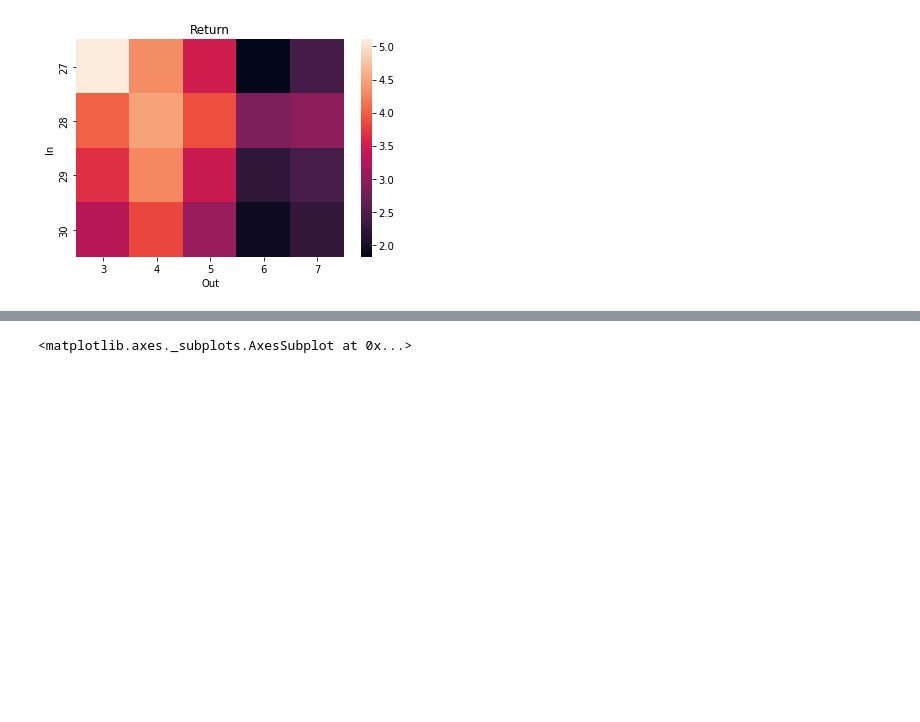
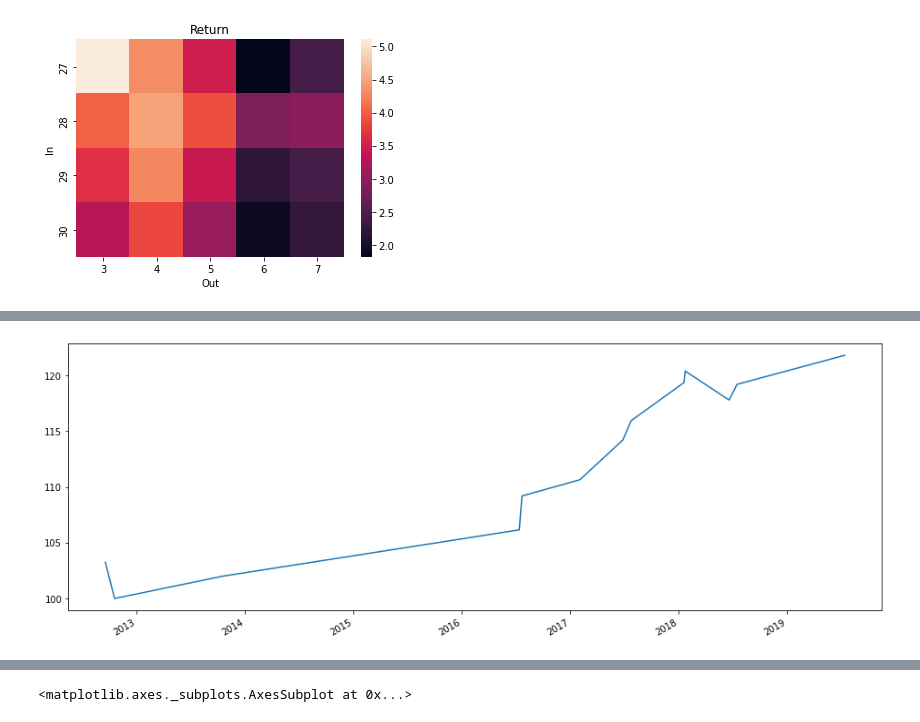
Before and after one commit to benson85560/yuanta, a Jupyter notebook: Dividend_Yield_Strategy.ipynb, the cells around one changed output, grey strips where cells are left out. Drawn from its saved outputs; the diff is of its cells as text; code cells hidden in the pictures; blank space fills up the shorter version.

```diff
--- a/Dividend_Yield_Strategy.ipynb
+++ b/Dividend_Yield_Strategy.ipynb
@@ -779,2 +927,97 @@ sns.heatmap(data = pic).set(title='Return');
 * 前 30 天進場
 * 前 4 天出場
+# %%
+symbol = '0050.TW'
+data = yf.Ticker(symbol)
+df = data.history(period='D', start='2010-1-1', end='2020-1-1')
+df = df.drop(columns = ['Dividends', 'Stock Splits'])
+df.columns = ['open', 'high', 'low', 'close', 'volume']
+
+df['EMA'] = abstract.EMA(df, timeperiod = 200)
+df['MACD'] = abstract.MACD(df, fastperiod=9, slowperiod=24, signalperiod=9)['macd']
+df['SAR'] = abstract.SAR(df)
+
+Yield = pd.read_csv(path + '/yield.csv')
+Yield = Yield.set_index(pd.to_datetime(Yield['date']))
+Yield = Yield.drop('date', axis = 1)
+df = pd.concat([df,Yield], join='outer', axis=1)
+
+# initial setting
+
+fund = 100 #初始有100元本金
+money = 100 #每次投入
+feeRate = 0.003 #手續費
+
+# 主要策略
+
+profit_list = []
+price = [] # 除息日
+buy = []
+sell = []
+timeList = []
+first = 0 ##除了第一筆之外，只紀錄出場的時間點
+BS = None ##紀錄現在的狀態是做多還做空
+stopEarn = 0
+stopLoss = 0
+
+# 除息日期間設定
+In = 30
+Out = 5
+
+for i in range(len(df)):
+
+    if i == len(df)-1:
+      break
+
+    if df['0050'][i] > 0 and df['close'][i] > 0: # 除息日
+      price.append(i)
+
+      for j in range(i-In, i-Out+1):
+
+        if df['close'][j] > df['EMA'][j] and df['MACD'][j] > 0 and df['close'][j] > df['SAR'][j] and BS == None:
+
+            temp = df['open'][j+1] # 要加一 當看到訊號後的進場價
+            tempSize = money / temp # 計算交易單位
+            BS = 'B' # 做多
+            buy.append(j+1)
+            stopLoss = df['SAR'][j]
+            stopEarn = df['close'][j] + ((df['close'][j] - df['SAR'][j]))
+            continue
+
+           # buy停利
+        if df['close'][j] > stopEarn and BS == 'B':
+            profit = tempSize * (df['open'][j+1] - temp) # temp : 進場價
+            # profit_fee = profit - money*feeRate - (money+profit)*feeRate
+            # profit_fee_list.append(profit_fee)
+            profit_list.append(profit)
+            timeList.append(df.index[j+1])
+            sell.append(j+1)
+            BS=None
+
+
+          # buy停損
+        if df['close'][j] < stopLoss and BS == 'B':
+            profit = tempSize * (df['open'][j+1] - temp) # temp : 進場價
+            # profit_fee = profit - money*feeRate - (money+profit)*feeRate
+            # profit_fee_list.append(profit_fee)
+            profit_list.append(profit)
+            timeList.append(df.index[j+1])
+            sell.append(j+1)
+            BS=None
+
+
+          # 最後一天平倉
+        if j == (i-Out) and BS == 'B':
+            profit = tempSize * (df['open'][j+1] - temp) # temp : 進場價
+            # profit_fee = profit - money*feeRate - (money+profit)*feeRate
+            # profit_fee_list.append(profit_fee)
+            profit_list.append(profit)
+            timeList.append(df.index[j+1])
+            sell.append(j+1)
+            BS=None
+
+equity = pd.DataFrame({'0050.TW':np.cumsum(profit_list)}, index=timeList)
+equity['equity'] = equity['0050.TW'] + fund
+print(ret)
+equity['equity'].plot(figsize = (16, 6))
+# %% [output]
@@ -780,0 +1026 @@ sns.heatmap(data = pic).set(title='Return');
+[figure, added]
```
Also changed, not shown: parts of 29 cells of this notebook.
